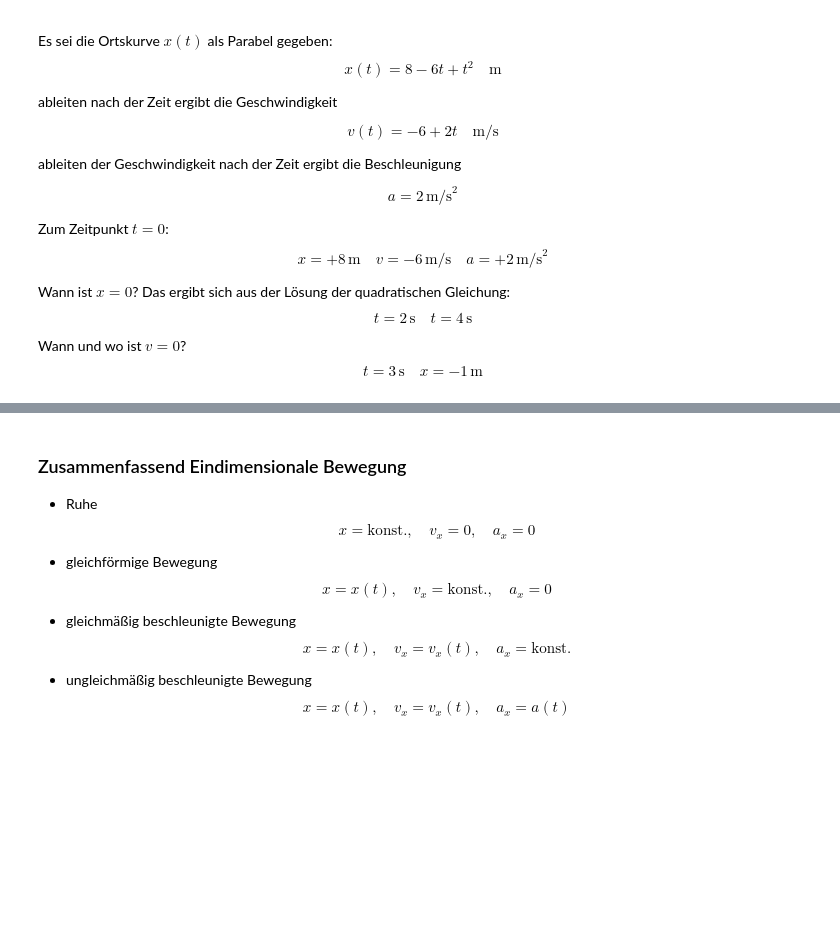
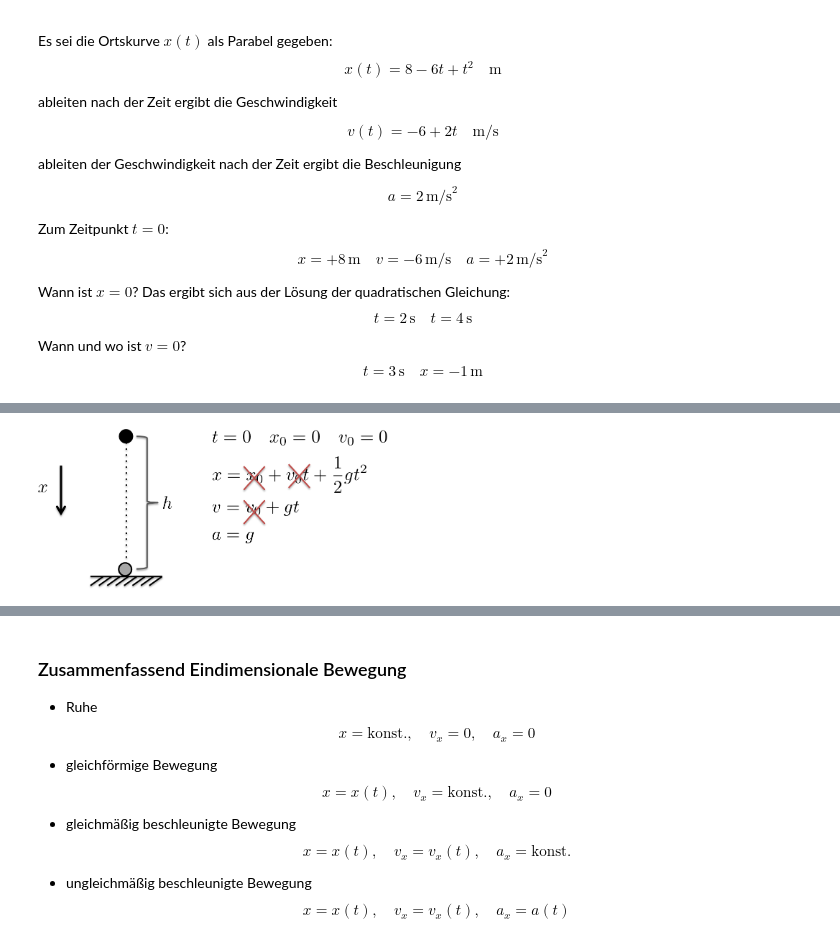
Before and after one commit to cdohl/physik1, a Jupyter notebook: 3.ipynb, the cells around one changed output, grey strips where cells are left out. Cells and saved outputs as stored; diff of their text form; code cells hidden in the pictures; blank space fills up the shorter version.

```diff
--- a/3.ipynb
+++ b/3.ipynb
@@ -259,0 +252,5 @@ Wenn wir das mit Gleichung (2.2) vergleichen, sehen wir, dass die unbekannte Kon
+# %%
+from IPython.display import Image
+Image(filename="figures/3.2_2.png",width=350)
+# %% [output]
+[figure, added]
```
Also changed, not shown: parts of 12 cells of this notebook, 1 other file.
